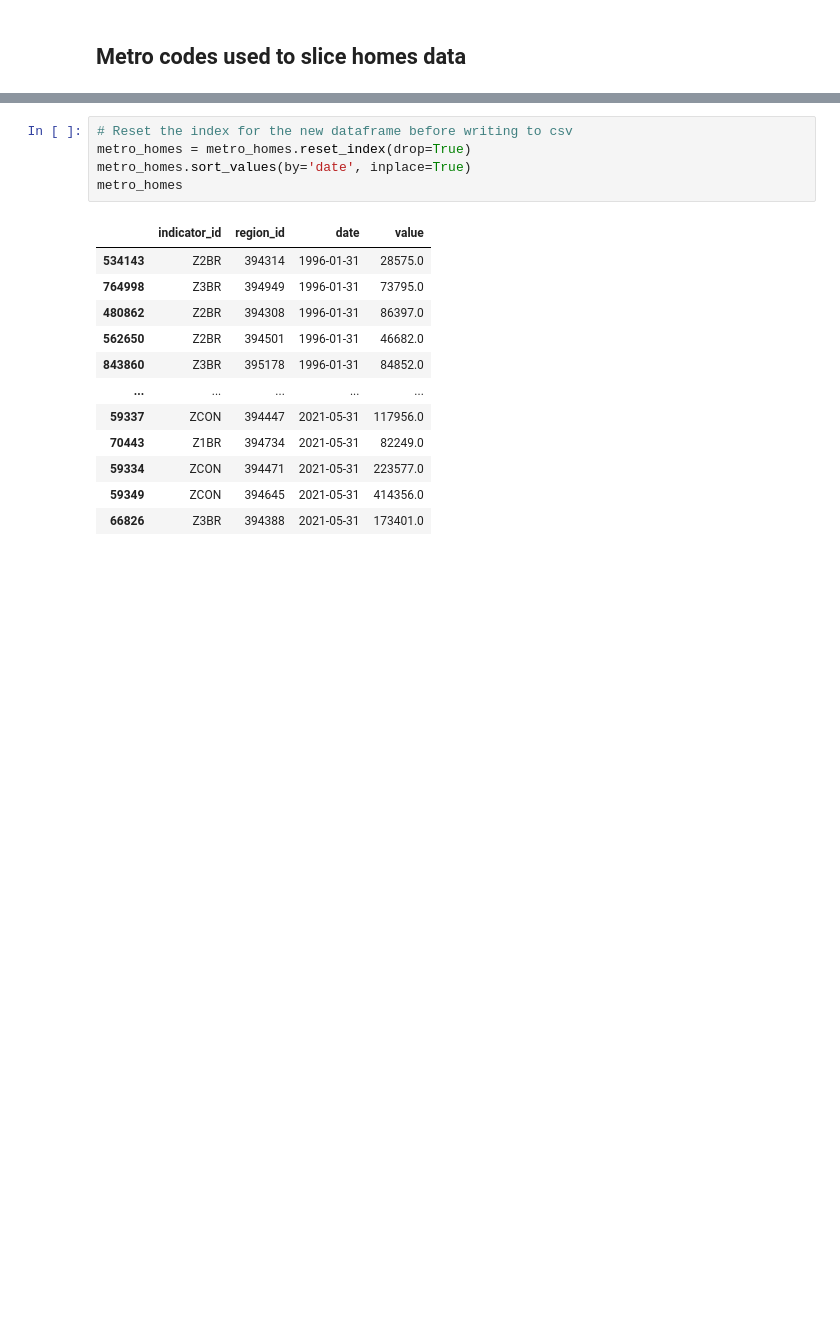
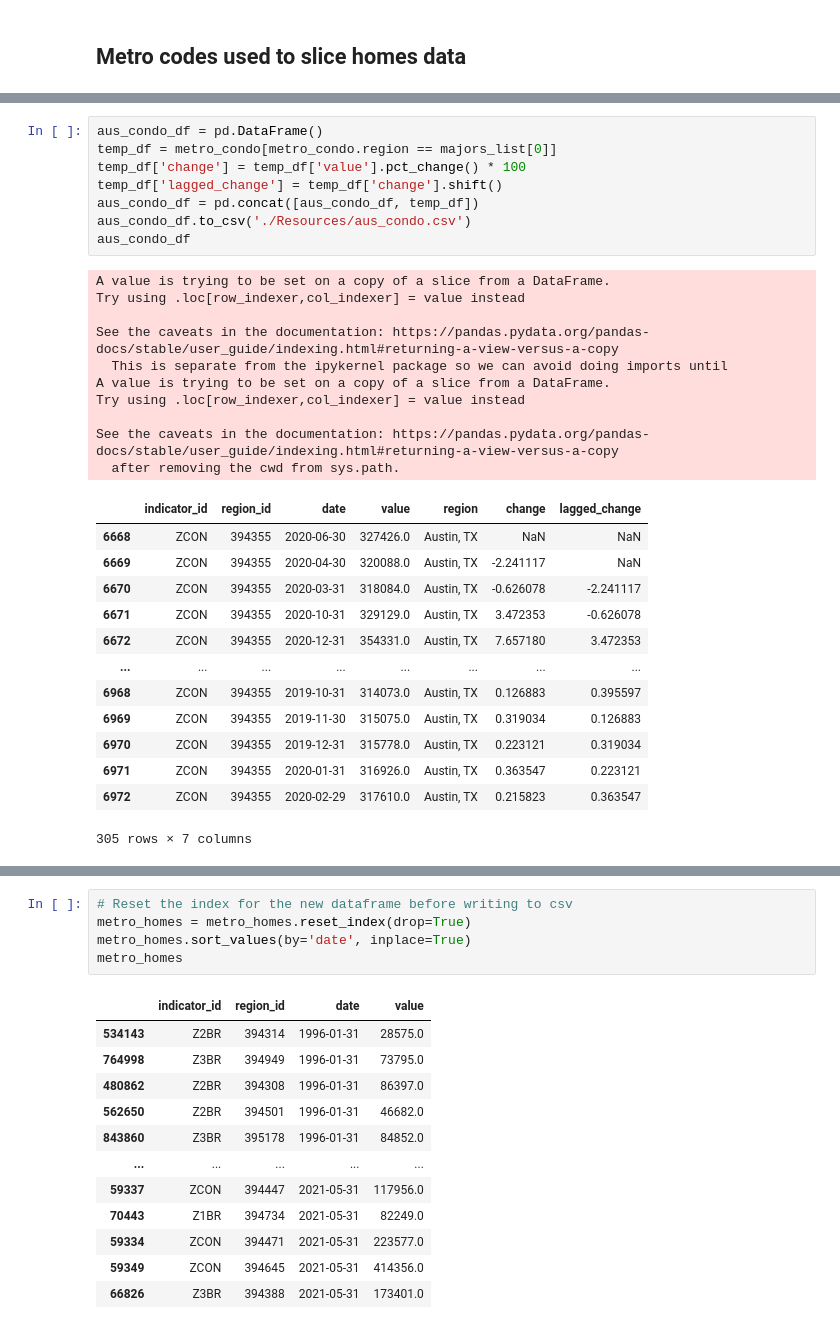
Before and after one commit to DunfrundB/real_estate_ml, a Jupyter notebook: zillow_quandl.ipynb, the cells around one changed output, grey strips where cells are left out. Saved outputs shown, nothing was run; the diff lists cells and outputs as text; blank space fills up the shorter version.

Commit message:
fixed csv resources

```diff
--- a/zillow_quandl.ipynb
+++ b/zillow_quandl.ipynb
@@ -174,0 +244,32 @@ metro_homes
+# %%
+aus_condo_df = pd.DataFrame()
+temp_df = metro_condo[metro_condo.region == majors_list[0]]
+temp_df['change'] = temp_df['value'].pct_change() * 100
+temp_df['lagged_change'] = temp_df['change'].shift()
+aus_condo_df = pd.concat([aus_condo_df, temp_df])
+aus_condo_df.to_csv('./Resources/aus_condo.csv')
+aus_condo_df
+# %% [output]
+A value is trying to be set on a copy of a slice from a DataFrame.
+Try using .loc[row_indexer,col_indexer] = value instead
+
+See the caveats in the documentation: https://pandas.pydata.org/pandas-docs/stable/user_guide/indexing.html#returning-a-view-versus-a-copy
+  This is separate from the ipykernel package so we can avoid doing imports until
+A value is trying to be set on a copy of a slice from a DataFrame.
+Try using .loc[row_indexer,col_indexer] = value instead
+
+See the caveats in the documentation: https://pandas.pydata.org/pandas-docs/stable/user_guide/indexing.html#returning-a-view-versus-a-copy
+  after removing the cwd from sys.path.
+|  | indicator_id | region_id | date | value | region | change | lagged_change |
+| 6668 | ZCON | 394355 | 2020-06-30 | 327426.0 | Austin, TX | NaN | NaN |
+| 6669 | ZCON | 394355 | 2020-04-30 | 320088.0 | Austin, TX | -2.241117 | NaN |
+| 6670 | ZCON | 394355 | 2020-03-31 | 318084.0 | Austin, TX | -0.626078 | -2.241117 |
+| 6671 | ZCON | 394355 | 2020-10-31 | 329129.0 | Austin, TX | 3.472353 | -0.626078 |
+| 6672 | ZCON | 394355 | 2020-12-31 | 354331.0 | Austin, TX | 7.657180 | 3.472353 |
+| ... | ... | ... | ... | ... | ... | ... | ... |
+| 6968 | ZCON | 394355 | 2019-10-31 | 314073.0 | Austin, TX | 0.126883 | 0.395597 |
+| 6969 | ZCON | 394355 | 2019-11-30 | 315075.0 | Austin, TX | 0.319034 | 0.126883 |
+| 6970 | ZCON | 394355 | 2019-12-31 | 315778.0 | Austin, TX | 0.223121 | 0.319034 |
+| 6971 | ZCON | 394355 | 2020-01-31 | 316926.0 | Austin, TX | 0.363547 | 0.223121 |
+| 6972 | ZCON | 394355 | 2020-02-29 | 317610.0 | Austin, TX | 0.215823 | 0.363547 |
+305 rows × 7 columns
```
Also changed, not shown: parts of 35 cells of this notebook, 30 other files.
